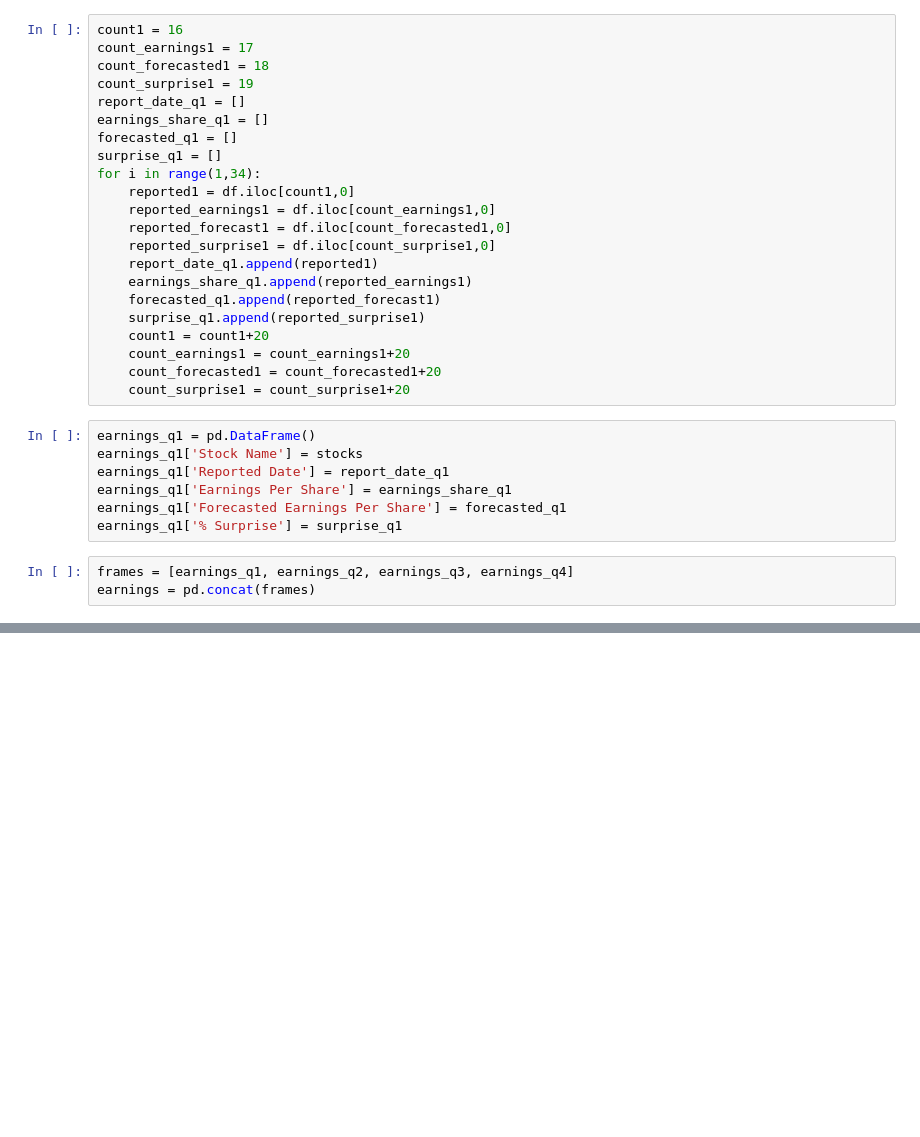
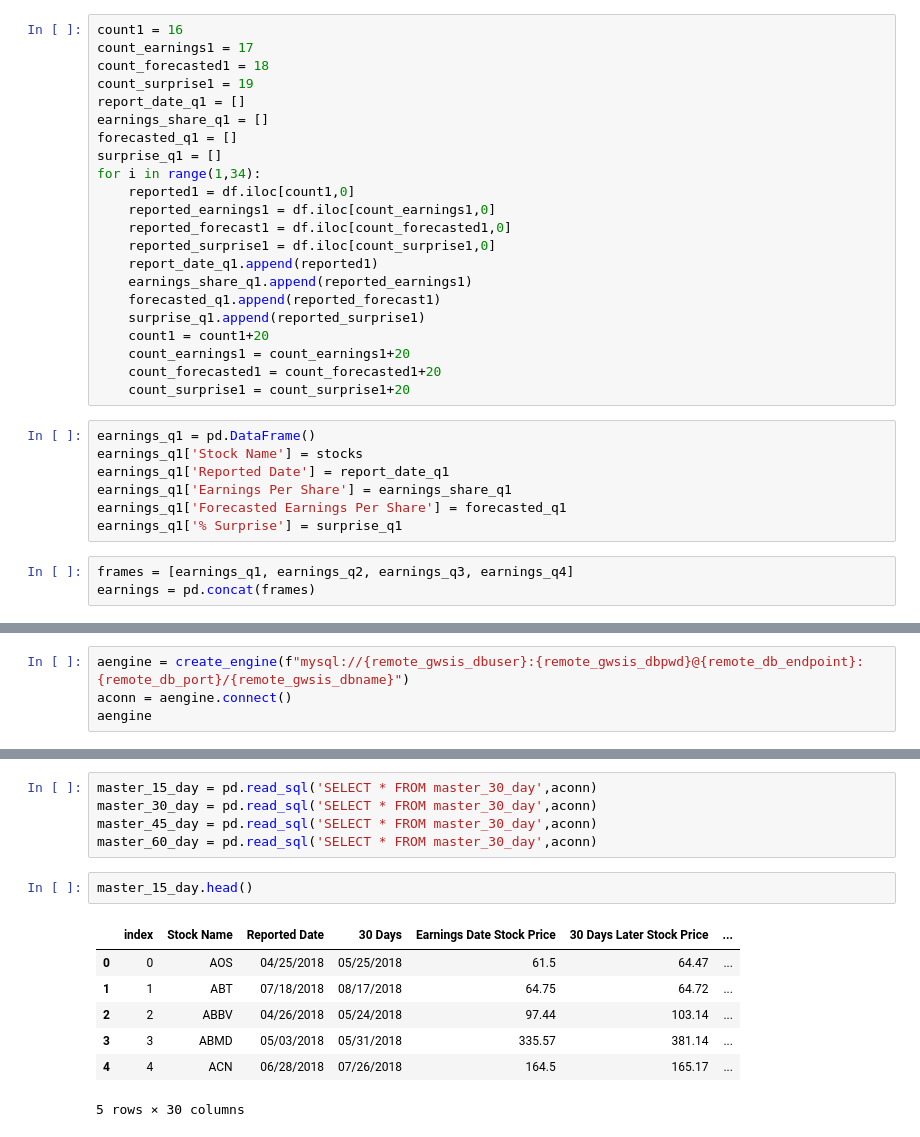
Before and after one commit to aarsalla/Project3, a Jupyter notebook: web_scraping_to_aws.ipynb, the cells around one changed output, grey strips where cells are left out. Cells and saved outputs as stored; diff of their text form; blank space fills up the shorter version.

```diff
--- a/web_scraping_to_aws.ipynb
+++ b/web_scraping_to_aws.ipynb
@@ -219,0 +408,4 @@ earnings.to_sql(name='earnings', con=aconn)
+# %%
+aengine = create_engine(f"mysql://{remote_gwsis_dbuser}:{remote_gwsis_dbpwd}@{remote_db_endpoint}:{remote_db_port}/{remote_gwsis_dbname}")
+aconn = aengine.connect()
+aengine
@@ -219,0 +671,15 @@ earnings.to_sql(name='earnings', con=aconn)
+# %%
+master_15_day = pd.read_sql('SELECT * FROM master_30_day',aconn)
+master_30_day = pd.read_sql('SELECT * FROM master_30_day',aconn)
+master_45_day = pd.read_sql('SELECT * FROM master_30_day',aconn)
+master_60_day = pd.read_sql('SELECT * FROM master_30_day',aconn)
+# %%
+master_15_day.head()
+# %% [output]
+|  | index | Stock Name | Reported Date | 30 Days | Earnings Date Stock Price | 30 Days Later Stock Price | ... |
+| 0 | 0 | AOS | 04/25/2018 | 05/25/2018 | 61.5 | 64.47 | ... |
+| 1 | 1 | ABT | 07/18/2018 | 08/17/2018 | 64.75 | 64.72 | ... |
+| 2 | 2 | ABBV | 04/26/2018 | 05/24/2018 | 97.44 | 103.14 | ... |
+| 3 | 3 | ABMD | 05/03/2018 | 05/31/2018 | 335.57 | 381.14 | ... |
+| 4 | 4 | ACN | 06/28/2018 | 07/26/2018 | 164.5 | 165.17 | ... |
+5 rows × 30 columns
```
Also changed, not shown: parts of 23 cells of this notebook, 4 other files.
